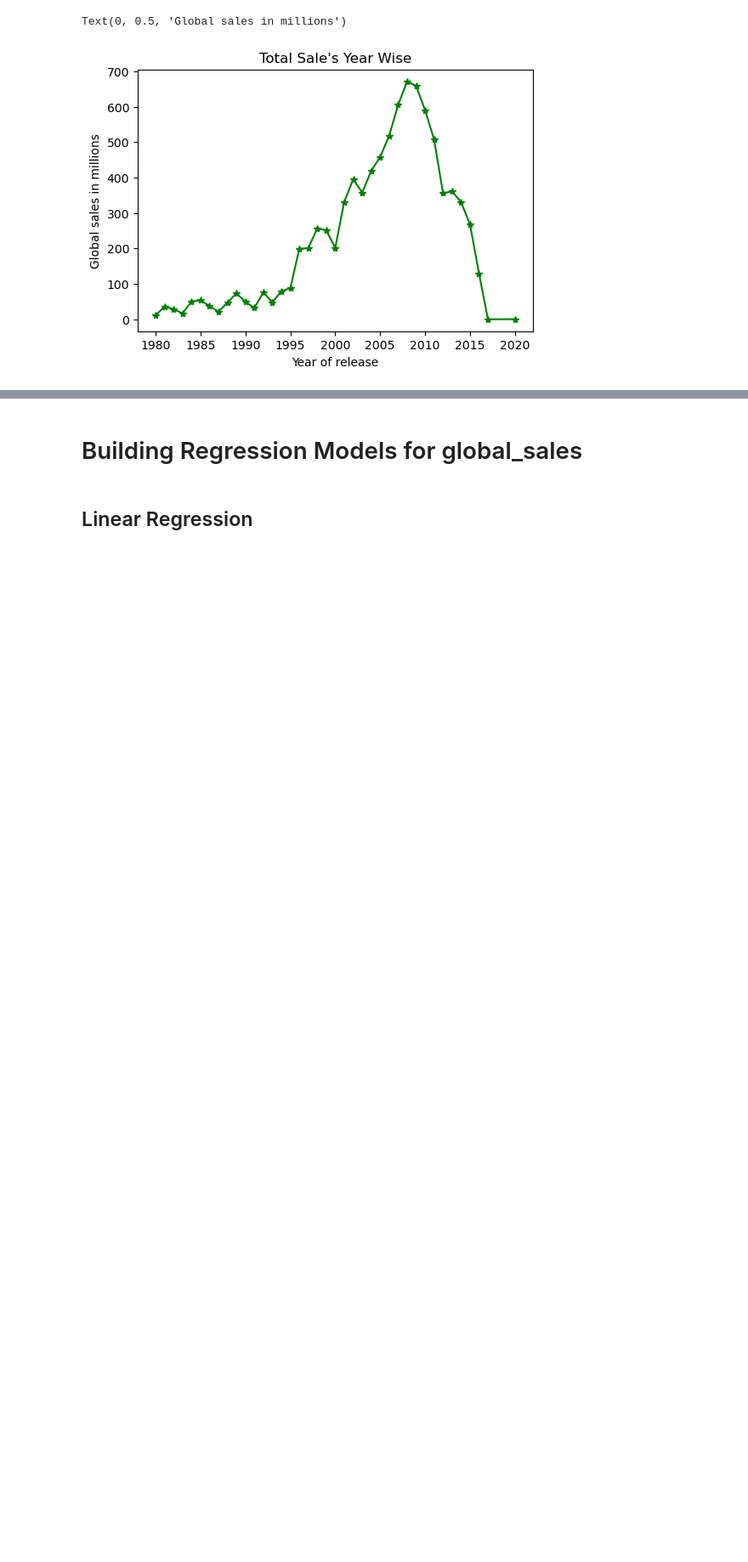
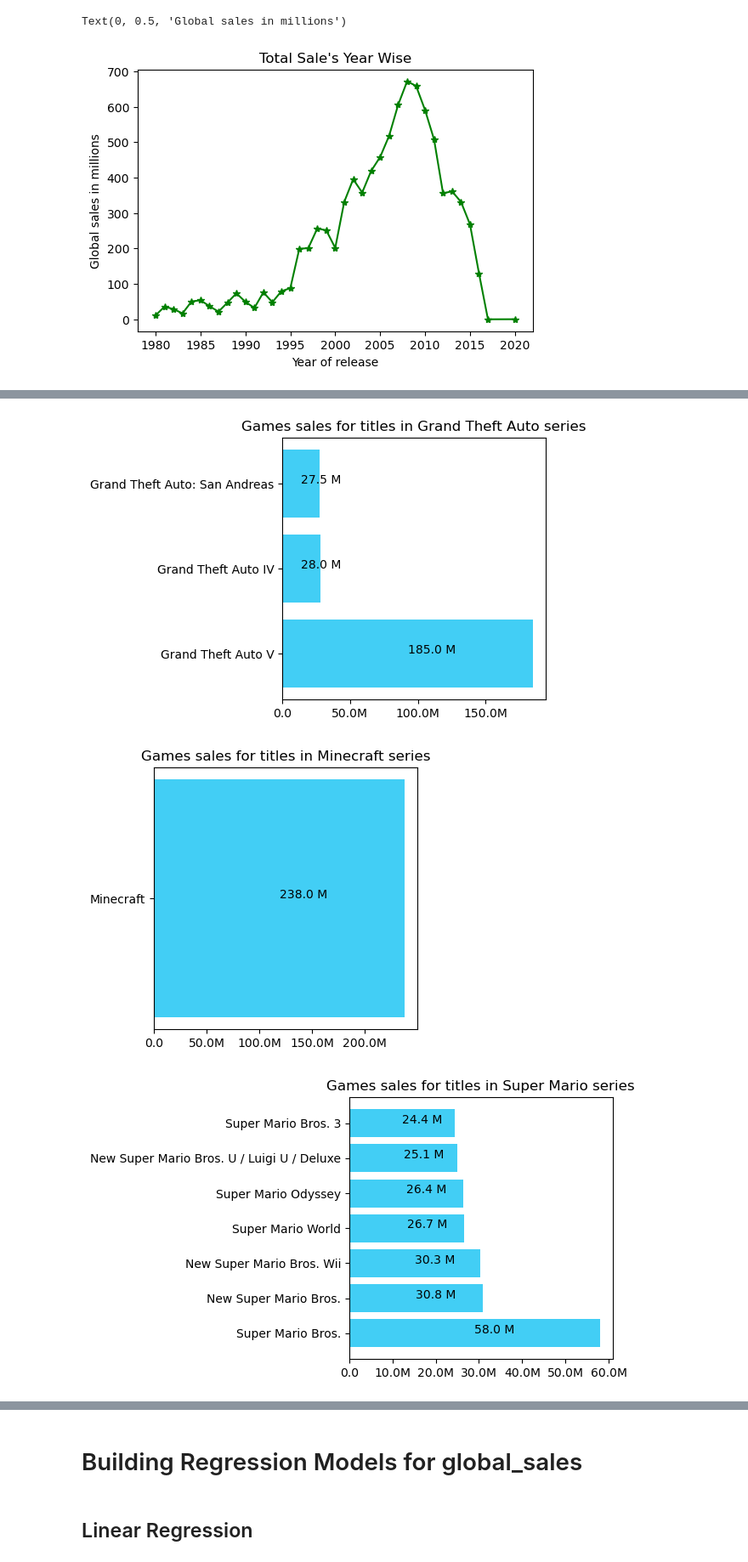
Before and after one commit to ShreyaA/videogamesales-analysis, a Jupyter notebook: videoGamesSales_Analysis.ipynb, the cells around one changed output, grey strips where cells are left out. Shown at 85% size. Drawn from its saved outputs; the diff is of its cells as text; code cells hidden in the pictures; blank space fills up the shorter version.

```diff
--- a/videoGamesSales_Analysis.ipynb
+++ b/videoGamesSales_Analysis.ipynb
@@ -342,0 +407,30 @@ Text(0, 0.5, 'Global sales in millions')
+# %%
+def format_ticks(value, pos):
+    if value >= 1e6:
+        return f'{value*1e-6}M'
+    elif value >= 1e3:
+        return f'{value*1e-3}K'
+    else:
+        return f'{value}'
+# %%
+#top series, top titles
+col_wise_game_sales  = topsellers.groupby(['series'])[['title','sales']].agg({'title':'count', 'sales':'sum'})
+col_wise_game_sales  = col_wise_game_sales.sort_values(by = "sales",ascending  = False).head(11)
+formatter = ticker.FuncFormatter(format_ticks)
+for s in list(col_wise_game_sales.index):
+    temp = topsellers[topsellers["series"] == s][["title","sales"]]
+    #plt.rcParams['figure.figsize'] = (4,4)
+    fig, ax = plt.subplots()
+    #bp = sns.barplot(temp, x = "sales", y = "title", orient = "h",palette = "husl")
+    plt.title("Games sales for titles in " + s +" series")
+    plt.gca().xaxis.set_major_formatter(formatter)
+    for b in ax.barh(y=temp["title"], width=temp["sales"], height=0.8, color='#42cef5'):
+        w = b.get_width()
+        ax.text(w*0.5, b.get_y()+0.5*b.get_height(),
+            fmt.format_eng(w))
+            #ha='left', va='center'
+    plt.show()
+# %% [output]
+[figure, added]
+[figure, added]
+[figure, added]
```
Also changed, not shown: parts of 9 cells of this notebook.
